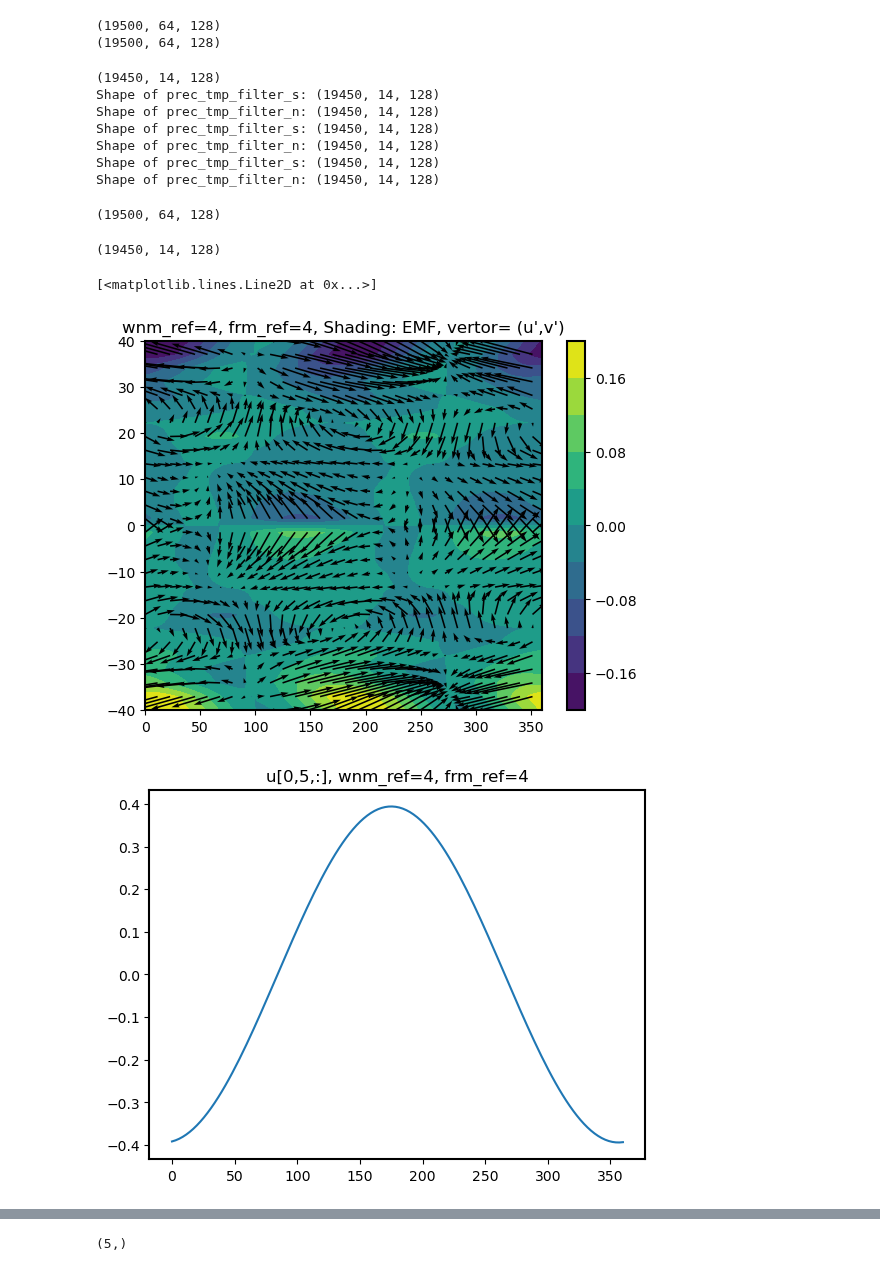
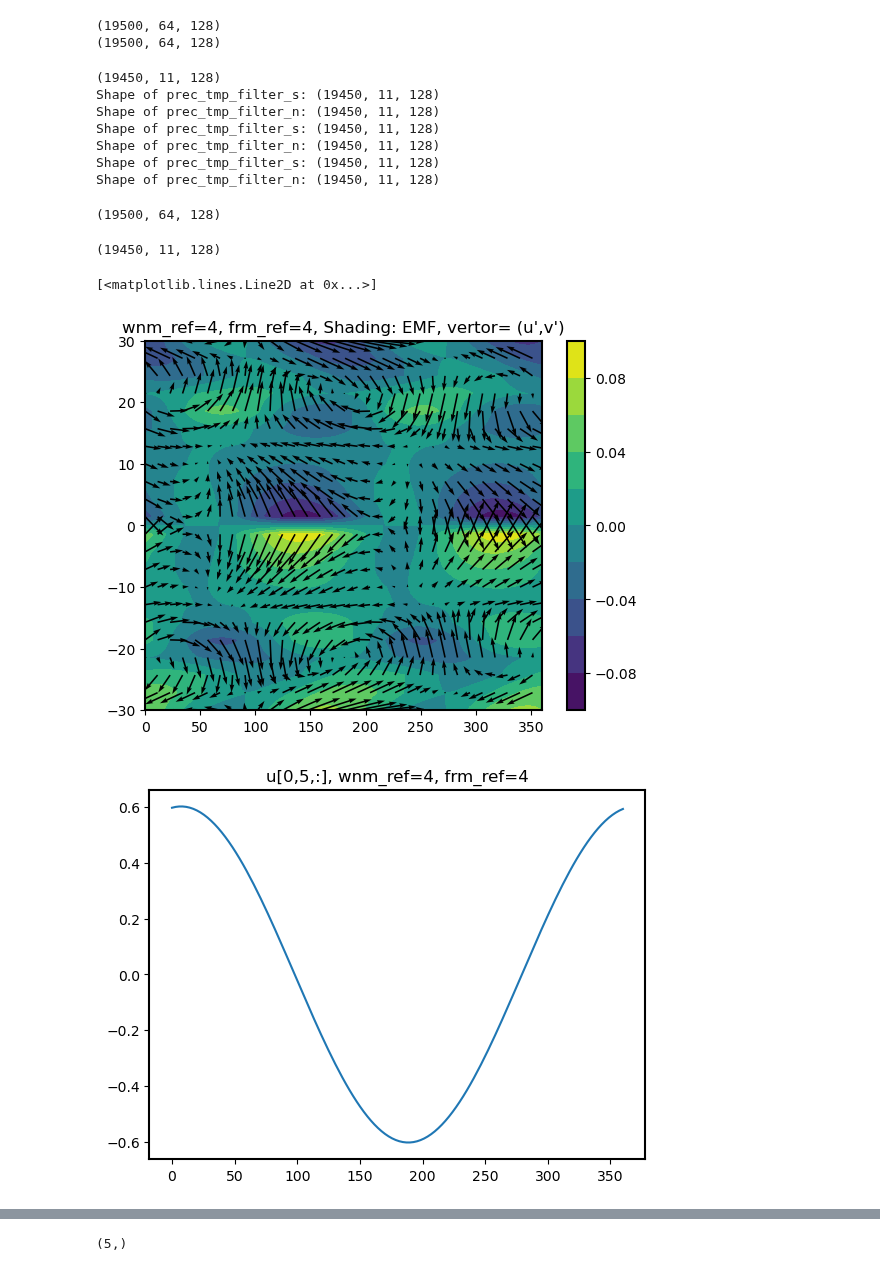
Before and after one commit to PeterChang1023/Moist_Dycore, a Jupyter notebook: IdealizeSpetral.jl/exp/HSt42/Jo_Jo_Dycore_Master_4.ipynb, the cells around one changed output, grey strips where cells are left out. Saved outputs shown, nothing was run; the diff lists cells and outputs as text; code cells hidden in the pictures.

```diff
--- a/IdealizeSpetral.jl/exp/HSt42/Jo_Jo_Dycore_Master_4.ipynb
+++ b/IdealizeSpetral.jl/exp/HSt42/Jo_Jo_Dycore_Master_4.ipynb
@@ -574,7 +574,7 @@ print(prec_daily.shape)
 (19500, 64, 128)
 # %%
 lat              = np.linspace(-90, 90, 64)
-lat_cond         = np.where((lat>=-40)&(lat<=40))[0]
+lat_cond         = np.where((lat>=-30)&(lat<=30))[0]
 # %%
 # Initialize arrays for results
 prec_tmp_filter_s = np.zeros_like(prec_daily[25:-25, lat_cond.min():32, :])
@@ -662,13 +662,13 @@ print("Shape of prec_tmp_filter_s:", prec_tmp_filter_s.shape)
 print("Shape of prec_tmp_filter_n:", prec_tmp_filter_n.shape)
 ##################################################################################
 # %% [output]
-(19450, 14, 128)
-Shape of prec_tmp_filter_s: (19450, 14, 128)
-Shape of prec_tmp_filter_n: (19450, 14, 128)
-Shape of prec_tmp_filter_s: (19450, 14, 128)
-Shape of prec_tmp_filter_n: (19450, 14, 128)
-Shape of prec_tmp_filter_s: (19450, 14, 128)
-Shape of prec_tmp_filter_n: (19450, 14, 128)
+(19450, 11, 128)
+Shape of prec_tmp_filter_s: (19450, 11, 128)
+Shape of prec_tmp_filter_n: (19450, 11, 128)
+Shape of prec_tmp_filter_s: (19450, 11, 128)
+Shape of prec_tmp_filter_n: (19450, 11, 128)
+Shape of prec_tmp_filter_s: (19450, 11, 128)
+Shape of prec_tmp_filter_n: (19450, 11, 128)
 # %%
 u_daily.shape
 # %% [output]
@@ -676,37 +676,37 @@ u_daily.shape
 # %%
 prec_tmp_filter_n.shape
 # %% [output]
-(19450, 14, 128)
+(19450, 11, 128)
 # %%
 EMF_s = u_tmp_filter_s * v_tmp_filter_s
 EMF_n = u_tmp_filter_n * v_tmp_filter_n
 # print(EMF_s.shape)
 EMF_global          = np.append(EMF_s[:,::-1], EMF_n, axis=1)
 u_tmp_filter_global = np.append(u_tmp_filter_s[:,::-1], u_tmp_filter_n, axis=1)
 v_tmp_filter_global = np.append(v_tmp_filter_s[:,::-1], v_tmp_filter_n, axis=1)
 
 x = np.linspace(0,360,128)
-y = np.linspace(-40,40,28)
-xx, yy = np.meshgrid(x,y)
+y = np.linspace(-90,90,64)
+xx, yy = np.meshgrid(x,y[lat_cond])
 plt.figure()
 idx = 1
 idy = 4
 
 cs=plt.contourf(xx, yy, EMF_global[0], levels=11)
 # plt.quiver(xx[::idx, ::idy], yy[::idx, ::idy], u_normalized, v_normalized,
 #            color="black", scale_units='xy', angles='xy', width=4e-3, scale=250E-3)
 plt.quiver(xx[::idx, ::idy], yy[::idx, ::idy], u_tmp_filter_global[0][::idx, ::idy], v_tmp_filter_global[0][::idx, ::idy]
            ,color="black", scale_units='xy', angles='xy', width=4e-3, scale=32E-3)
 # cs=plt.contour(np.squeeze(tmp_filter))
 plt.colorbar(cs)
 plt.title("wnm_ref=4, frm_ref=4, Shading: EMF, vertor= (u',v')")
 
 
 plt.figure()
 plt.title("u[0,5,:], wnm_ref=4, frm_ref=4")
 plt.plot(x, u_tmp_filter_global[0,5,:])
 # %% [output]
 [<matplotlib.lines.Line2D at 0x...>]
-[figure, old version]
+[figure, new version]
-[figure, old version]
+[figure, new version]
 # %%
```
Also changed, not shown: parts of 9 cells of this notebook.
